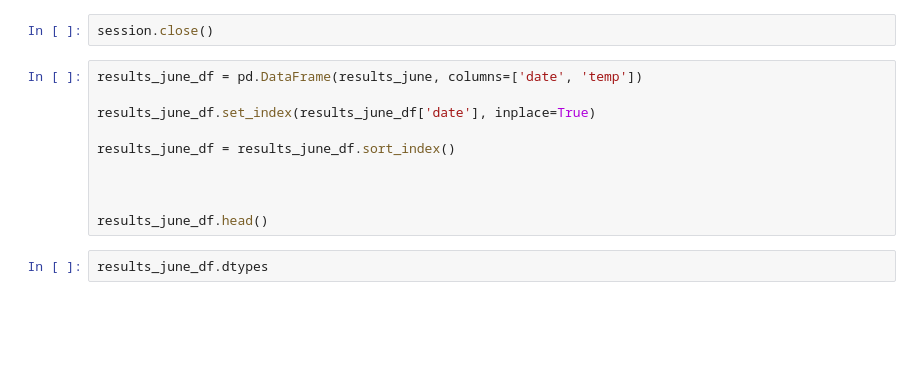
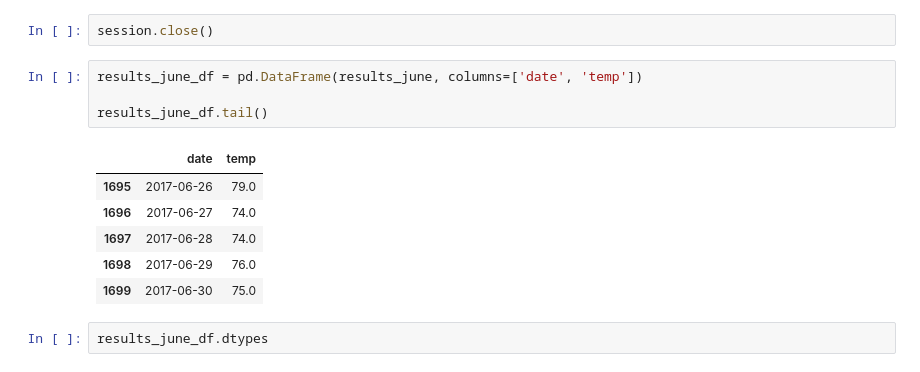
Before and after one commit to Mots94/Surfs_up, a Jupyter notebook: SurfsUp_Challenge.ipynb, the cells around one changed output. Drawn from its saved outputs; the diff is of its cells as text; blank space fills up the shorter version.

```diff
--- a/SurfsUp_Challenge.ipynb
+++ b/SurfsUp_Challenge.ipynb
@@ -53,13 +61,14 @@ session.close()
 # %%
 results_june_df = pd.DataFrame(results_june, columns=['date', 'temp'])
 
-results_june_df.set_index(results_june_df['date'], inplace=True)
-
-results_june_df = results_june_df.sort_index()
-
-
-
-results_june_df.head()
+results_june_df.tail()
+# %% [output]
+|  | date | temp |
+| 1695 | 2017-06-26 | 79.0 |
+| 1696 | 2017-06-27 | 74.0 |
+| 1697 | 2017-06-28 | 74.0 |
+| 1698 | 2017-06-29 | 76.0 |
+| 1699 | 2017-06-30 | 75.0 |
 # %%
 results_june_df.dtypes
 # %% [output]
```
Also changed, not shown: parts of 3 cells of this notebook.
